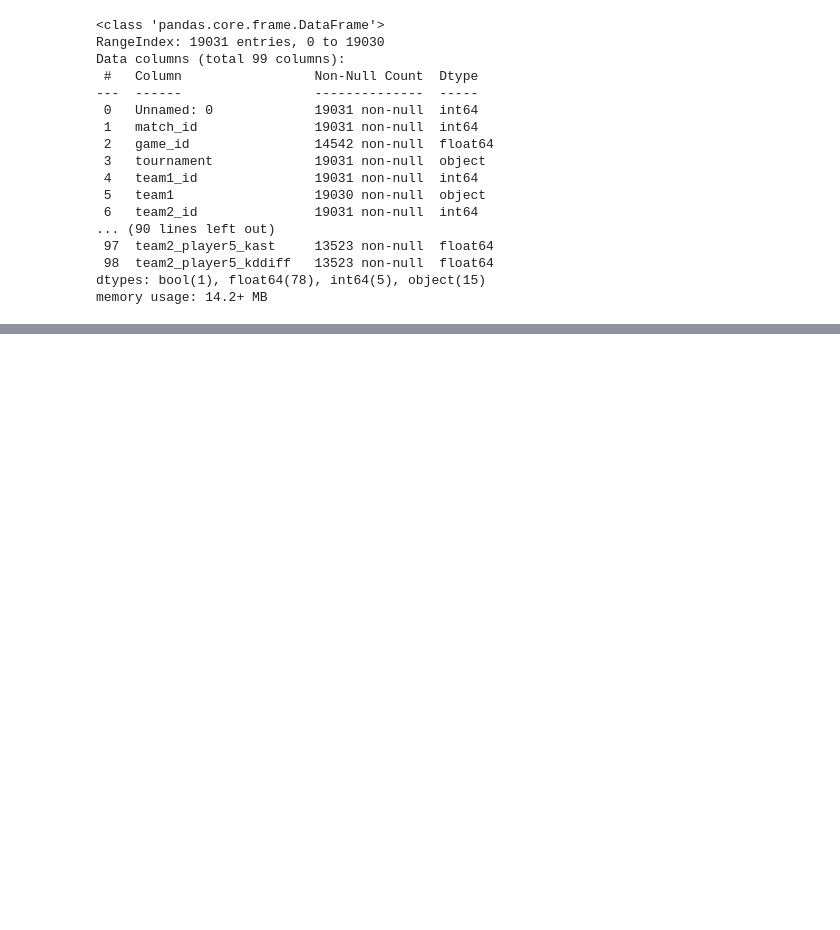
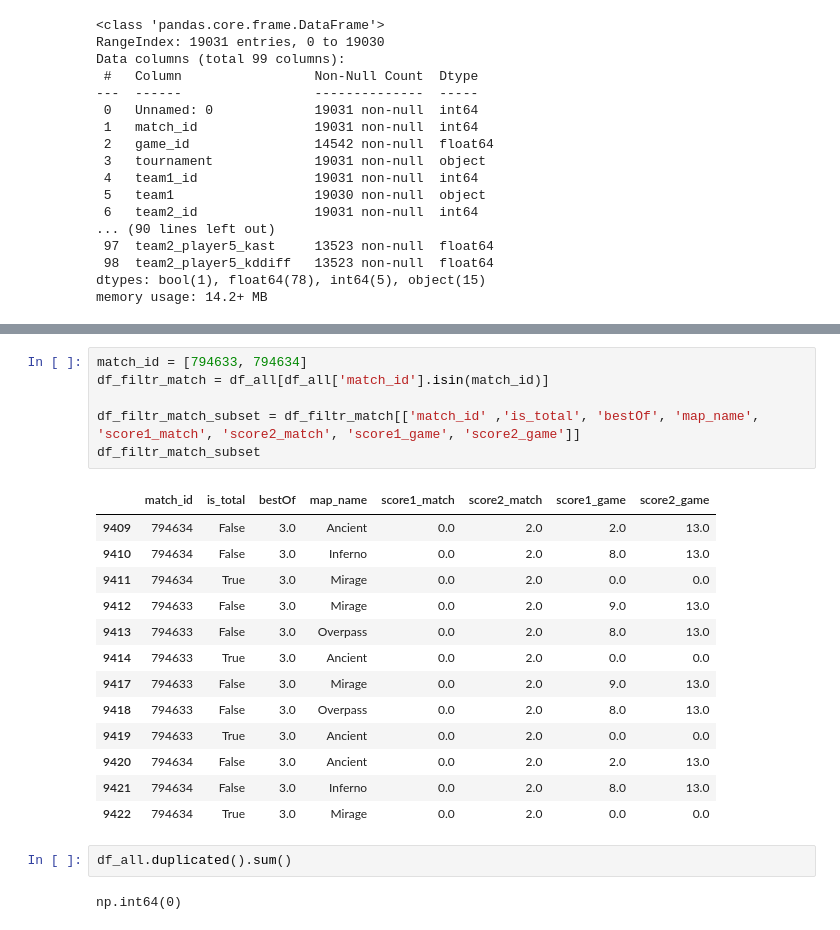
Before and after one commit to GubkinKirill/-Python_and_ML, a Jupyter notebook: counter-strike.ipynb, the cells around one changed output, grey strips where cells are left out. Saved outputs shown, nothing was run; the diff lists cells and outputs as text; blank space fills up the shorter version.

```diff
--- a/counter-strike.ipynb
+++ b/counter-strike.ipynb
@@ -103,0 +149,24 @@ print(maps)
+# %%
+match_id = [794633, 794634]
+df_filtr_match = df_all[df_all['match_id'].isin(match_id)]
+
+df_filtr_match_subset = df_filtr_match[['match_id' ,'is_total', 'bestOf', 'map_name', 'score1_match', 'score2_match', 'score1_game', 'score2_game']]
+df_filtr_match_subset
+# %% [output]
+|  | match_id | is_total | bestOf | map_name | score1_match | score2_match | score1_game | score2_game |
+| 9409 | 794634 | False | 3.0 | Ancient | 0.0 | 2.0 | 2.0 | 13.0 |
+| 9410 | 794634 | False | 3.0 | Inferno | 0.0 | 2.0 | 8.0 | 13.0 |
+| 9411 | 794634 | True | 3.0 | Mirage | 0.0 | 2.0 | 0.0 | 0.0 |
+| 9412 | 794633 | False | 3.0 | Mirage | 0.0 | 2.0 | 9.0 | 13.0 |
+| 9413 | 794633 | False | 3.0 | Overpass | 0.0 | 2.0 | 8.0 | 13.0 |
+| 9414 | 794633 | True | 3.0 | Ancient | 0.0 | 2.0 | 0.0 | 0.0 |
+| 9417 | 794633 | False | 3.0 | Mirage | 0.0 | 2.0 | 9.0 | 13.0 |
+| 9418 | 794633 | False | 3.0 | Overpass | 0.0 | 2.0 | 8.0 | 13.0 |
+| 9419 | 794633 | True | 3.0 | Ancient | 0.0 | 2.0 | 0.0 | 0.0 |
+| 9420 | 794634 | False | 3.0 | Ancient | 0.0 | 2.0 | 2.0 | 13.0 |
+| 9421 | 794634 | False | 3.0 | Inferno | 0.0 | 2.0 | 8.0 | 13.0 |
+| 9422 | 794634 | True | 3.0 | Mirage | 0.0 | 2.0 | 0.0 | 0.0 |
+# %%
+df_all.duplicated().sum()
+# %% [output]
+np.int64(0)
```
Also changed, not shown: parts of 6 cells of this notebook.
